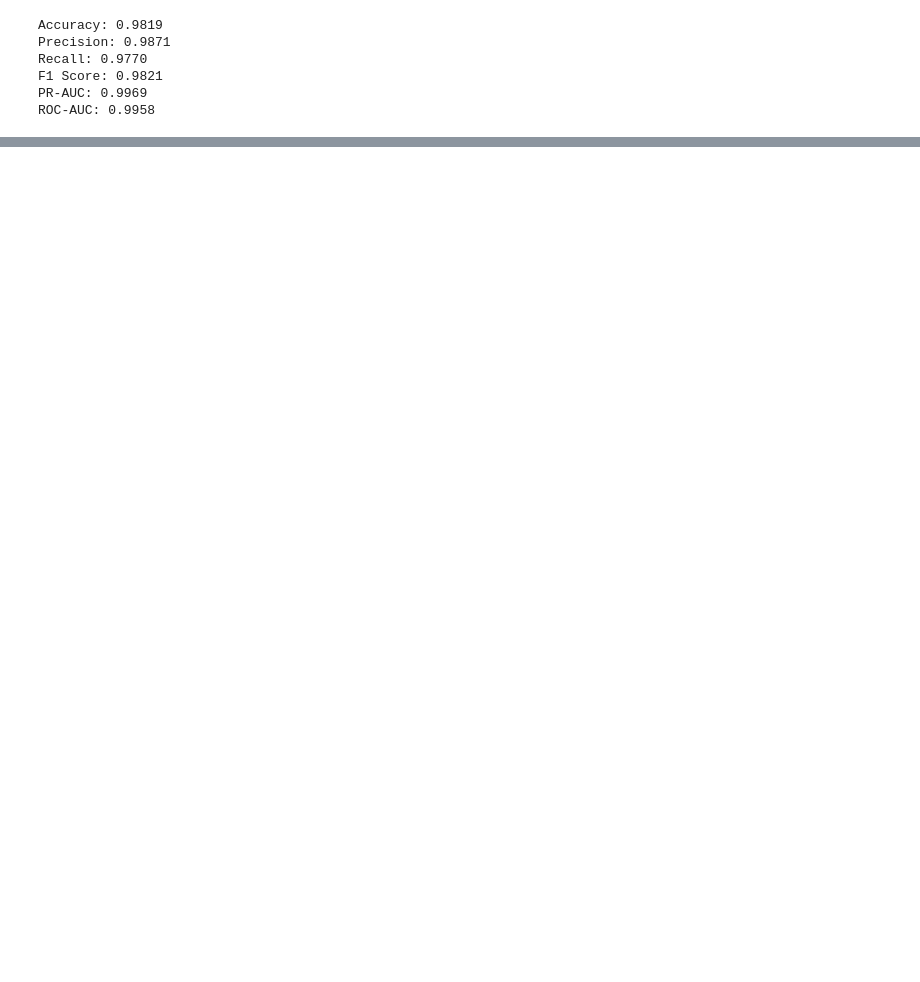
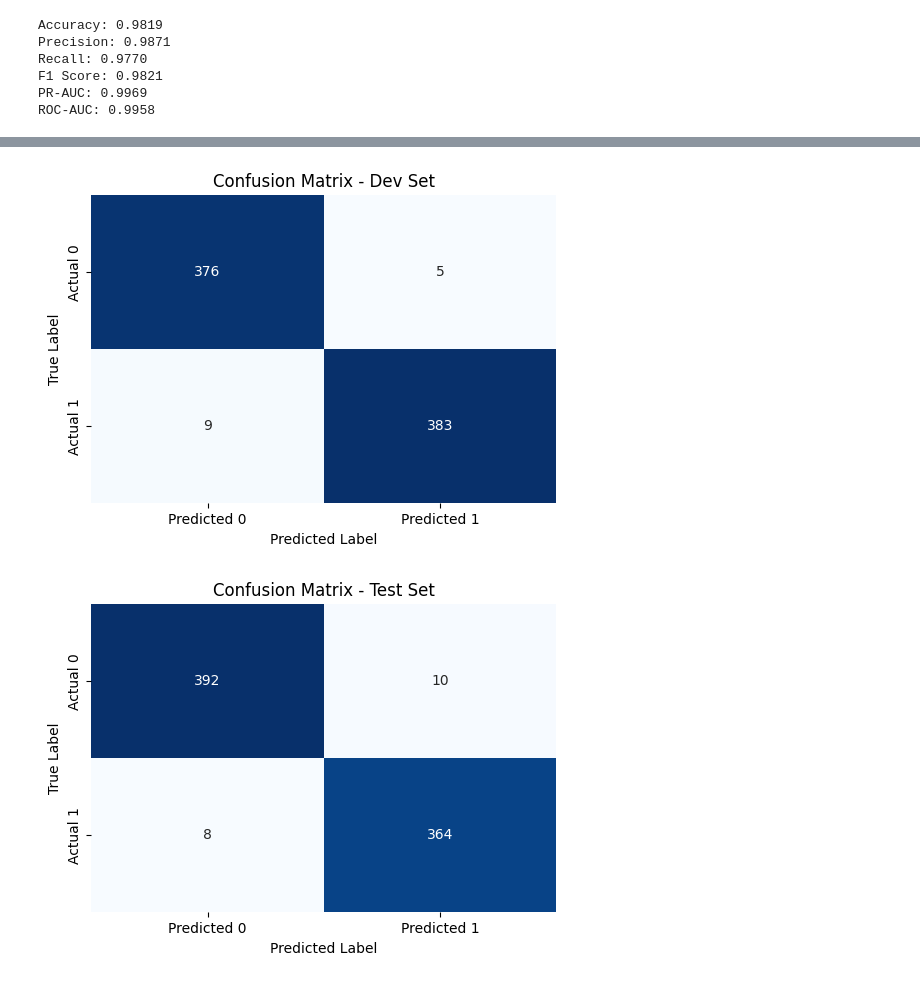
Before and after one commit to GriffinMichalak/nlp-final-project, a Jupyter notebook: bert.ipynb, the cells around one changed output, grey strips where cells are left out. Saved outputs shown, nothing was run; the diff lists cells and outputs as text; code cells hidden in the pictures; blank space fills up the shorter version.

```diff
--- a/bert.ipynb
+++ b/bert.ipynb
@@ -204,3 +210,15 @@ Recall: 0.9770
 F1 Score: 0.9821
 PR-AUC: 0.9969
 ROC-AUC: 0.9958
+# %%
+# evaluate our model on test
+predictions_output_test = trainer.predict(test_dataset)
+accuracy, precision, recall, f1, pr_auc, roc_auc = eval_model(predictions_output_test)
+
+print("Test Dataset Metrics")
+print(f"Accuracy: {accuracy:.4f}")
+print(f"Precision: {precision:.4f}")
+print(f"Recall: {recall:.4f}")
+print(f"F1 Score: {f1:.4f}")
+print(f"PR-AUC: {pr_auc:.4f}")
+print(f"ROC-AUC: {roc_auc:.4f}")
@@ -206,0 +234,33 @@ ROC-AUC: 0.9958
+# %%
+# graphs
+
+# Dev set confusion matrix
+y_true_dev = [x['labels'] for x in dev_dataset]
+y_pred_dev = predictions_output_dev.predictions.argmax(axis=1)
+
+cm_dev = confusion_matrix(y_true_dev, y_pred_dev)
+plt.figure(figsize=(6,4))
+sns.heatmap(cm_dev, annot=True, fmt='d', cmap='Blues', cbar=False,
+            xticklabels=['Predicted 0', 'Predicted 1'],
+            yticklabels=['Actual 0', 'Actual 1'])
+plt.xlabel('Predicted Label')
+plt.ylabel('True Label')
+plt.title('Confusion Matrix - Dev Set')
+plt.show()
+
+# Test set confusion matrix
+y_true_test = [x['labels'] for x in test_dataset]
+y_pred_test = predictions_output_test.predictions.argmax(axis=1)
+
+cm_test = confusion_matrix(y_true_test, y_pred_test)
+plt.figure(figsize=(6,4))
+sns.heatmap(cm_test, annot=True, fmt='d', cmap='Blues', cbar=False,
+            xticklabels=['Predicted 0', 'Predicted 1'],
+            yticklabels=['Actual 0', 'Actual 1'])
+plt.xlabel('Predicted Label')
+plt.ylabel('True Label')
+plt.title('Confusion Matrix - Test Set')
+plt.show()
+# %% [output]
+[figure, added]
+[figure, added]
```
Also changed, not shown: parts of 5 cells of this notebook.
